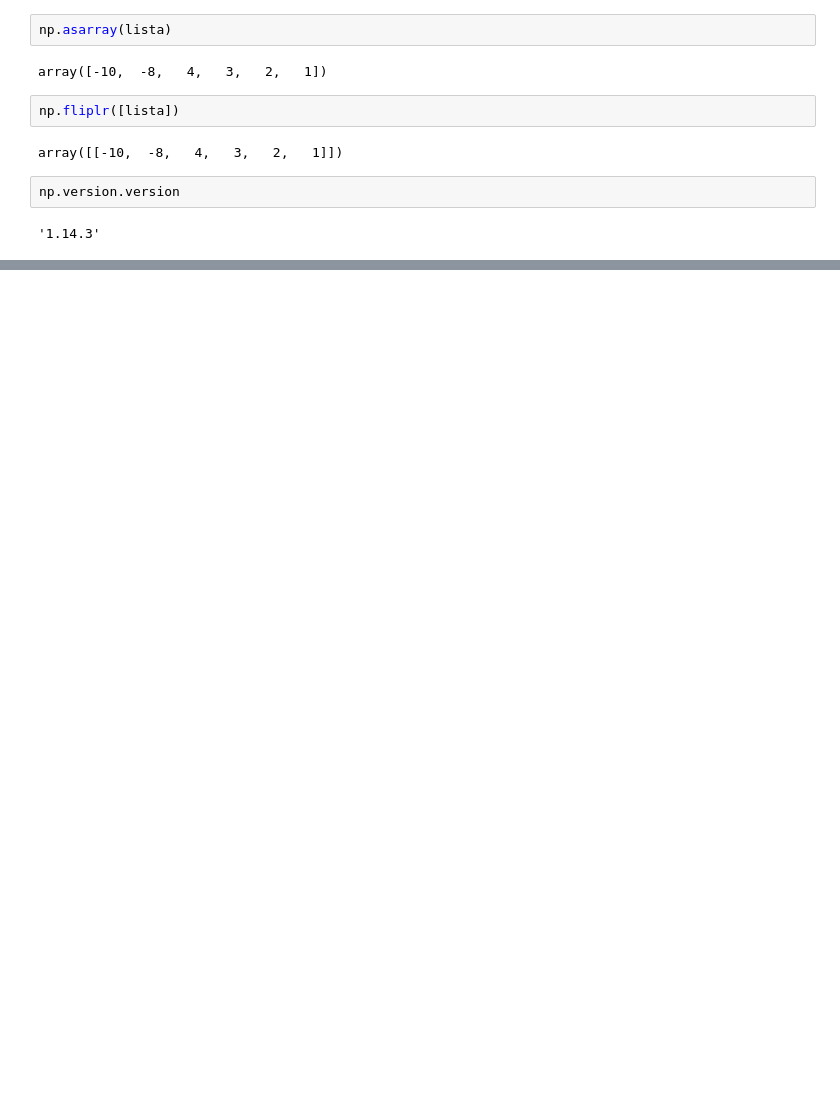
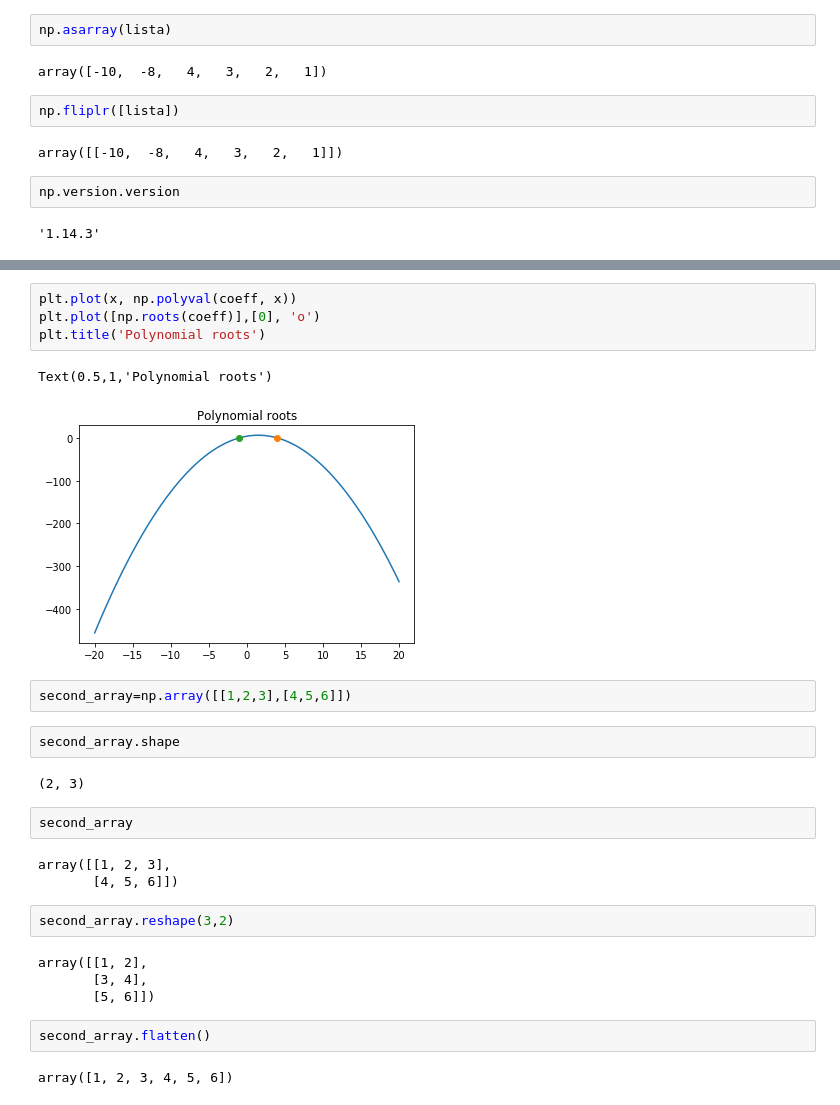
Before and after one commit to EwelinaMZ/sages_171118, a Jupyter notebook: NUmpy_day1.ipynb, the cells around one changed output, grey strips where cells are left out. Drawn from its saved outputs; the diff is of its cells as text; blank space fills up the shorter version.

```diff
--- a/NUmpy_day1.ipynb
+++ b/NUmpy_day1.ipynb
@@ -175,0 +507,28 @@ np.version.version
+# %%
+plt.plot(x, np.polyval(coeff, x))
+plt.plot([np.roots(coeff)],[0], 'o')
+plt.title('Polynomial roots')
+# %% [output]
+Text(0.5,1,'Polynomial roots')
+[figure, added]
+# %%
+second_array=np.array([[1,2,3],[4,5,6]])
+# %%
+second_array.shape
+# %% [output]
+(2, 3)
+# %%
+second_array
+# %% [output]
+array([[1, 2, 3],
+       [4, 5, 6]])
+# %%
+second_array.reshape(3,2)
+# %% [output]
+array([[1, 2],
+       [3, 4],
+       [5, 6]])
+# %%
+second_array.flatten()
+# %% [output]
+array([1, 2, 3, 4, 5, 6])
```
Also changed, not shown: parts of 93 cells of this notebook.
